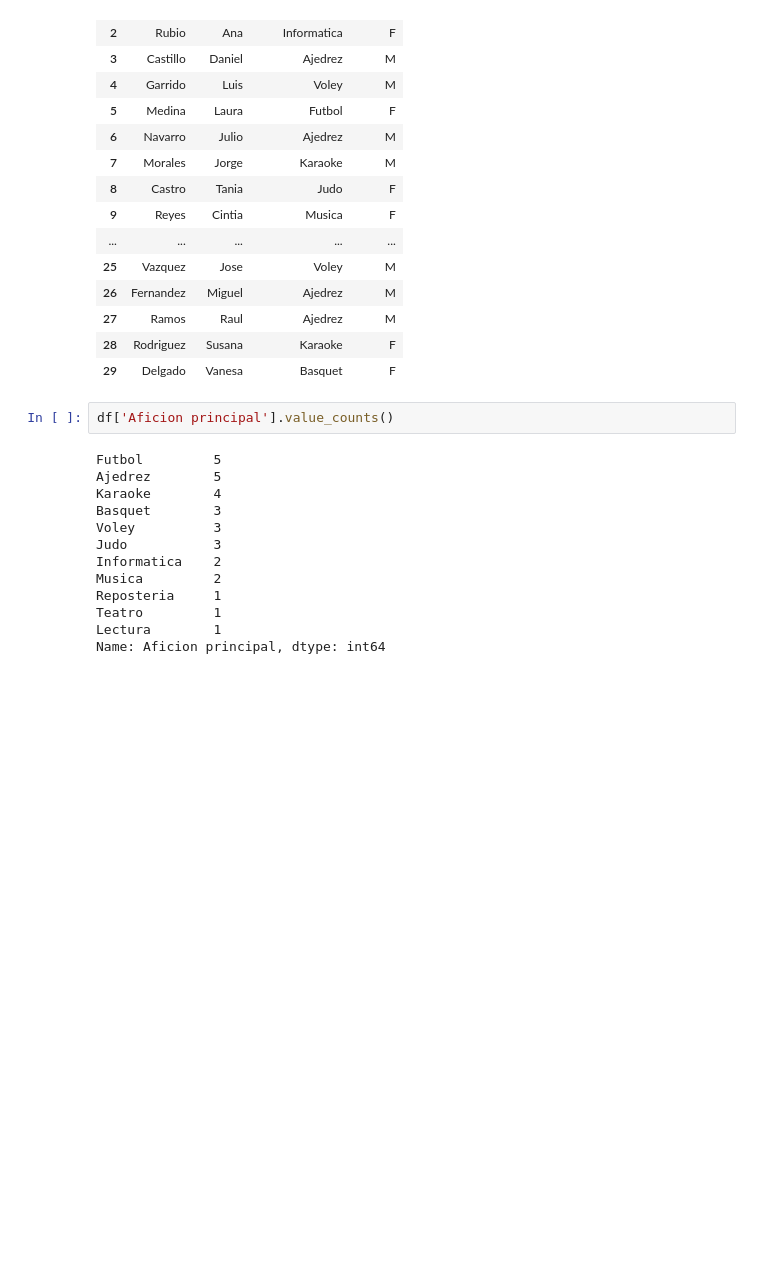
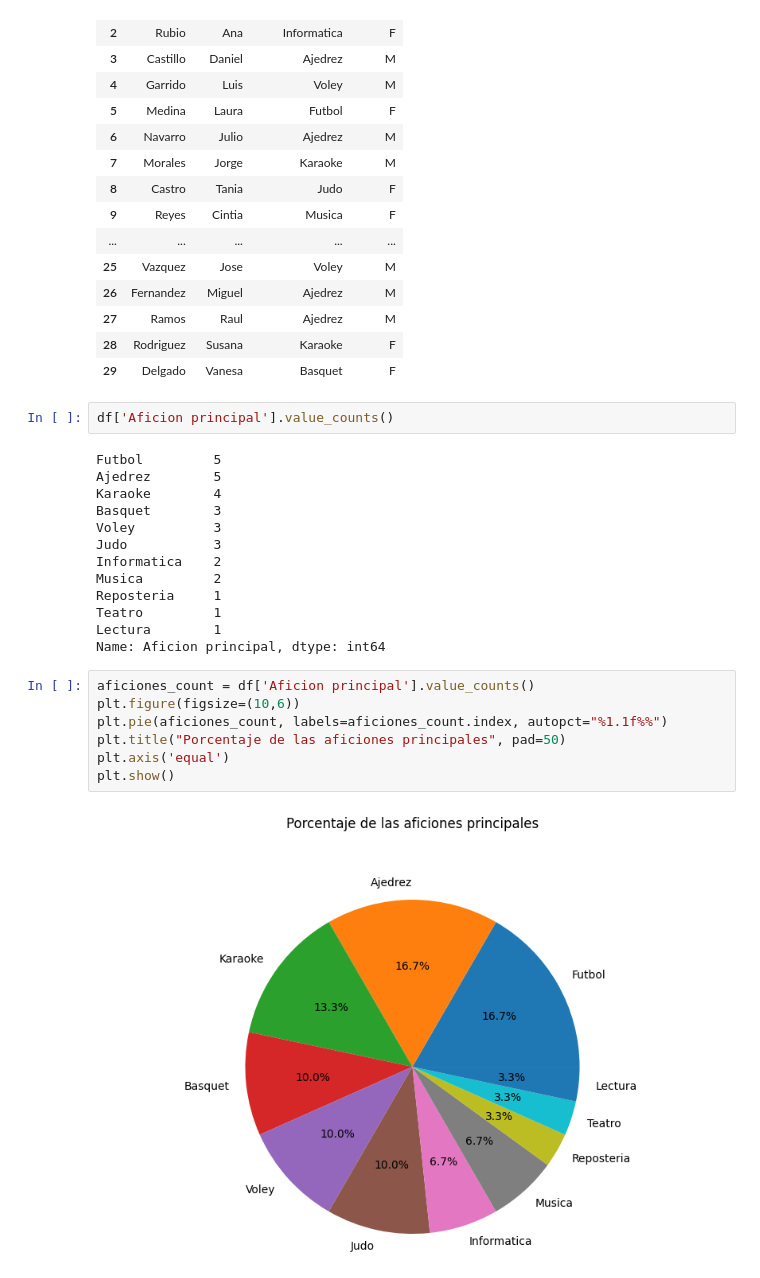
Before and after one commit to julioc74/matplotlib, a Jupyter notebook: pie2.ipynb, the cells around one changed output. Saved outputs shown, nothing was run; the diff lists cells and outputs as text; blank space fills up the shorter version.

Commit message:
grafico de pastel con porcentajes

```diff
--- a/pie2.ipynb
+++ b/pie2.ipynb
@@ -54,3 +54,12 @@ Reposteria     1
 Teatro         1
 Lectura        1
 Name: Aficion principal, dtype: int64
+# %%
+aficiones_count = df['Aficion principal'].value_counts()
+plt.figure(figsize=(10,6))
+plt.pie(aficiones_count, labels=aficiones_count.index, autopct="%1.1f%%")
+plt.title("Porcentaje de las aficiones principales", pad=50)
+plt.axis('equal')
+plt.show()
+# %% [output]
+[figure, added]
```
